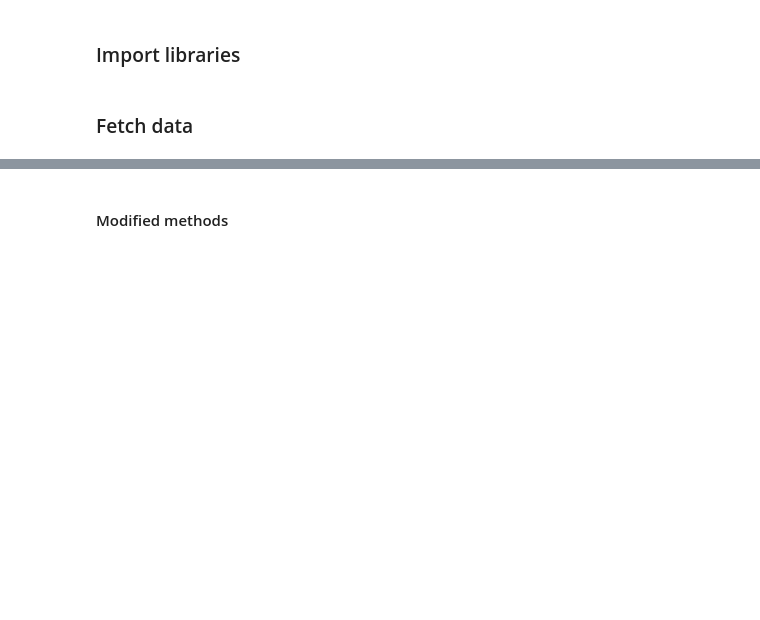
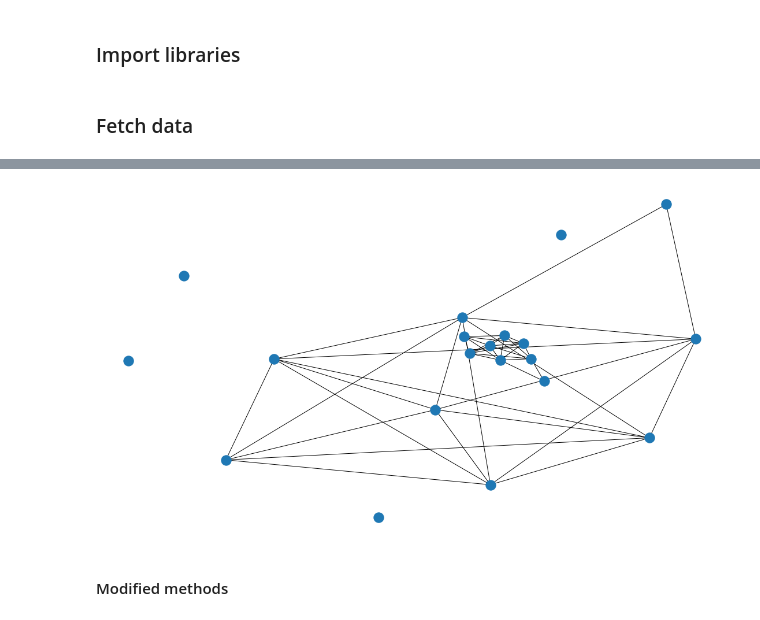
Before and after one commit to arnauddhaene/graphmel, a Jupyter notebook: notebooks/run.ipynb, the cells around one changed output, grey strips where cells are left out. Saved outputs shown, nothing was run; the diff lists cells and outputs as text; code cells hidden in the pictures; blank space fills up the shorter version.

```diff
--- a/notebooks/run.ipynb
+++ b/notebooks/run.ipynb
@@ -75,13 +78,13 @@ dataset_train, dataset_test = load_dataset(dense=model.is_dense())
 # %%
 criterion = NLLLoss()
 optimizer = torch.optim.Adam(
-    model.parameters(), lr=0.001, weight_decay=0.0005)
+    model.parameters(), lr=0.0005, weight_decay=0.01)
 
 device = None
 dense = model.is_dense()
 # %%
-loader_train_args = dict(dataset=dataset_train[:round(len(dataset_train) * .8)], batch_size=8)
-loader_valid_args = dict(dataset=dataset_train[round(len(dataset_train) * .8):], batch_size=8)
+loader_train_args = dict(dataset=dataset_train[:round(len(dataset_train) * .8)], batch_size=4)
+loader_valid_args = dict(dataset=dataset_train[round(len(dataset_train) * .8):], batch_size=4)
 
 loader_train = DenseDataLoader(**loader_train_args) if model.is_dense() \
     else DataLoader(**loader_train_args)
@@ -159,0 +132,9 @@ pd.Series(ndf.value.values, index=ndf.metric).to_dict()
+# %%
+loader_test_args = dict(dataset=dataset_test, batch_size=len(dataset_test))
+
+loader_test = DenseDataLoader(**loader_test_args) if model.is_dense() \
+    else DataLoader(**loader_test_args)
+
+test_metrics = TestingMetrics(epoch=75)
+test_metrics.compute_metrics(model, loader_test)
+pd.DataFrame(test_metrics.storage)
@@ -160,3 +187,13 @@ pd.Series(ndf.value.values, index=ndf.metric).to_dict()
+# %%
+graph = loader_test.dataset[8]
+
+G = to_networkx(graph, to_undirected=True)
+pos = nx.kamada_kawai_layout(G)
+nx.draw(G, pos)
+
+plt.show()
+# %% [output]
+[figure, added]
 # %% [markdown]
 #### Modified methods
 # %%
```
Also changed, not shown: parts of 16 cells of this notebook, 1 other file.
